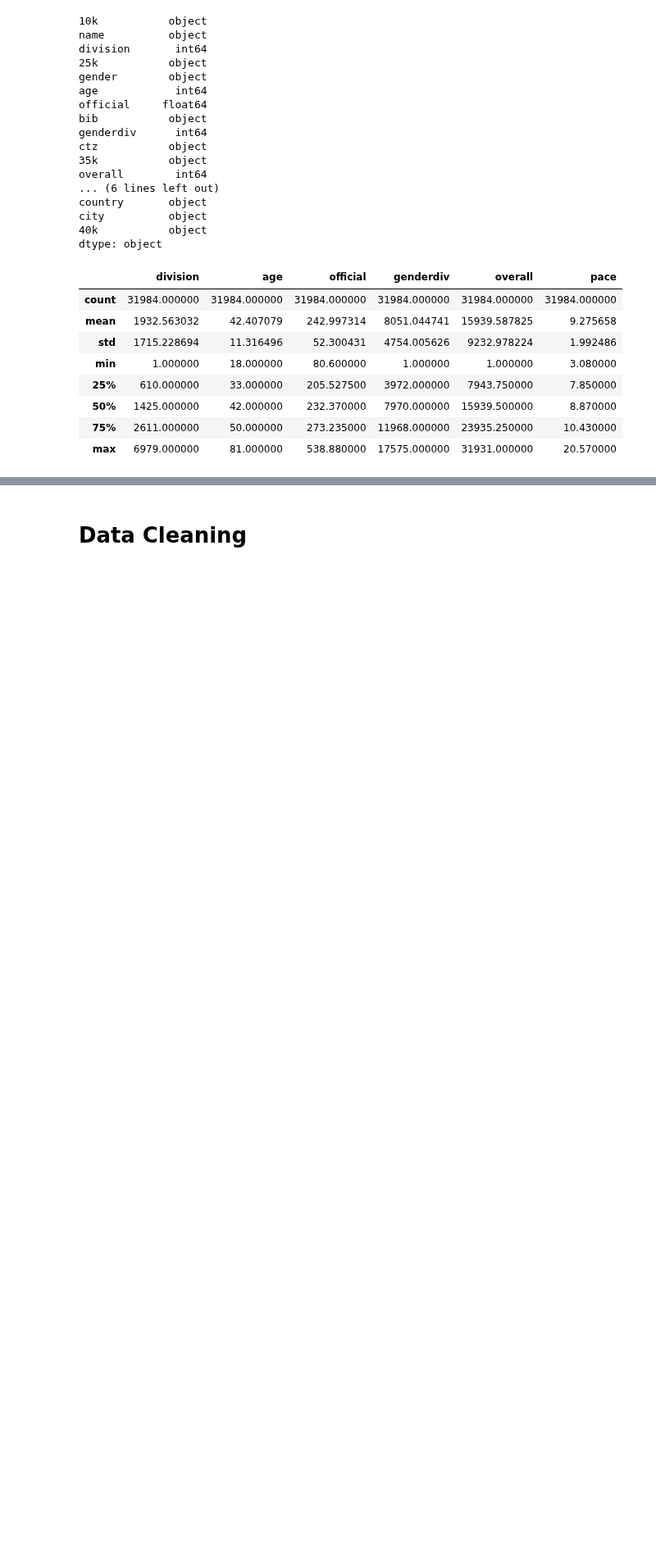
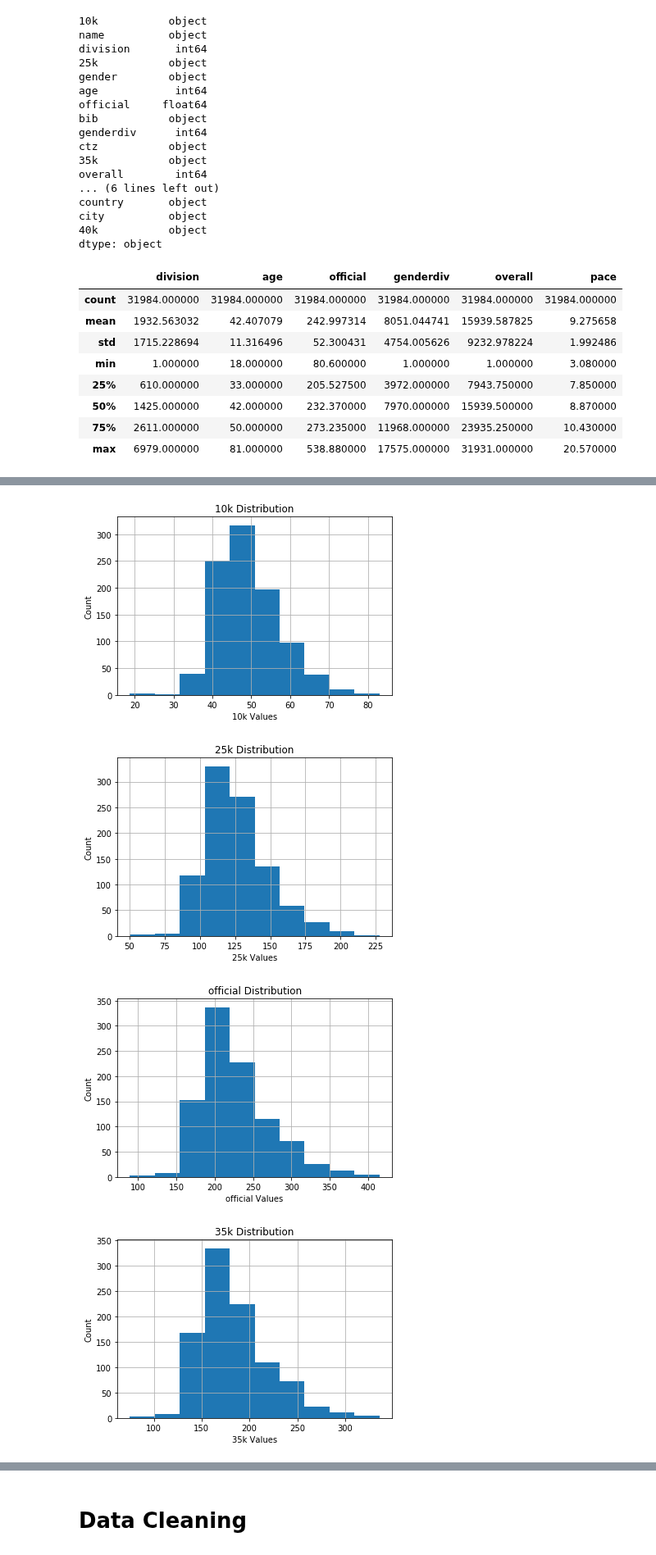
Before and after one commit to str007/Thinkful, a Jupyter notebook: Boston_Marathon.ipynb, the cells around one changed output, grey strips where cells are left out. Shown at 82% size. Drawn from its saved outputs; the diff is of its cells as text; code cells hidden in the pictures; blank space fills up the shorter version.

```diff
--- a/Boston_Marathon.ipynb
+++ b/Boston_Marathon.ipynb
@@ -105,0 +96,21 @@ boston.describe()
+# %%
+# # First remove '-' from all columns
+
+def non_decimal(x):
+    x = str(x)
+    if x.find('-') != -1:
+        return np.nan
+    else:
+        return float(x)
+
+boston['5k'] = boston['5k'].apply(non_decimal)
+boston['10k'] = boston['10k'].apply(non_decimal)
+boston['20k'] = boston['20k'].apply(non_decimal)
+boston['25k'] = boston['25k'].apply(non_decimal)
+boston['half'] = boston['half'].apply(non_decimal)
+boston['30k'] = boston['30k'].apply(non_decimal)
+boston['35k'] = boston['35k'].apply(non_decimal)
+boston['40k'] = boston['40k'].apply(non_decimal)
+boston['official'] = boston['official'].apply(non_decimal)
+
+display(boston.head(5))
@@ -106,10 +125,13 @@ boston.describe()
 # %%
-#Histogram of all continuous
-
-for col in df_feat.dtypes[df_feat.dtypes == 'float64'].index:
-    df_feat[col].hist()
+# Plot histograms for all continuous data
+for col in boston.dtypes[boston.dtypes == 'float64'].index:
+    boston[col].hist()
     plt.title(col + " Distribution")
     plt.xlabel(col + " Values")
     plt.ylabel("Count")
-    plt.savefig(col + "_dist.png")
     plt.show()
+# %% [output]
+[figure, added]
+[figure, added]
+[figure, added]
+[figure, added]
```
Also changed, not shown: parts of 17 cells of this notebook.
